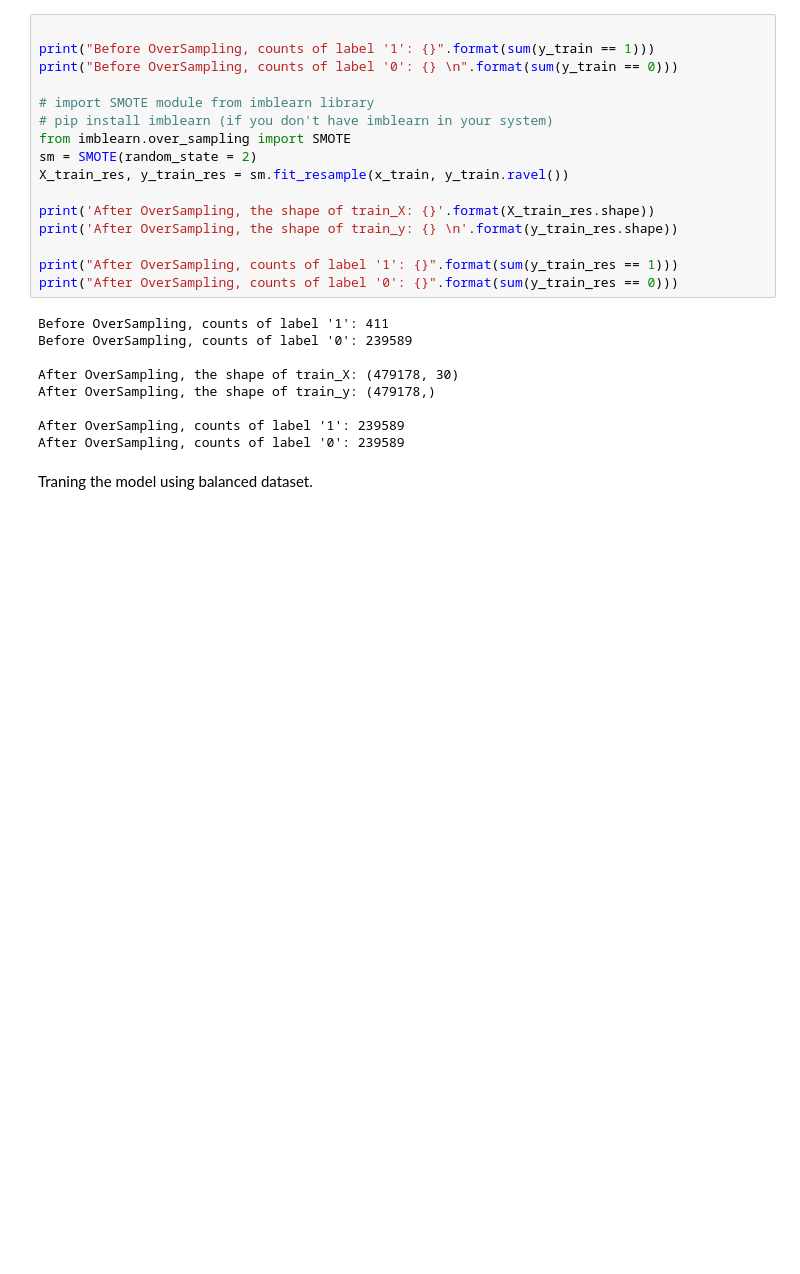
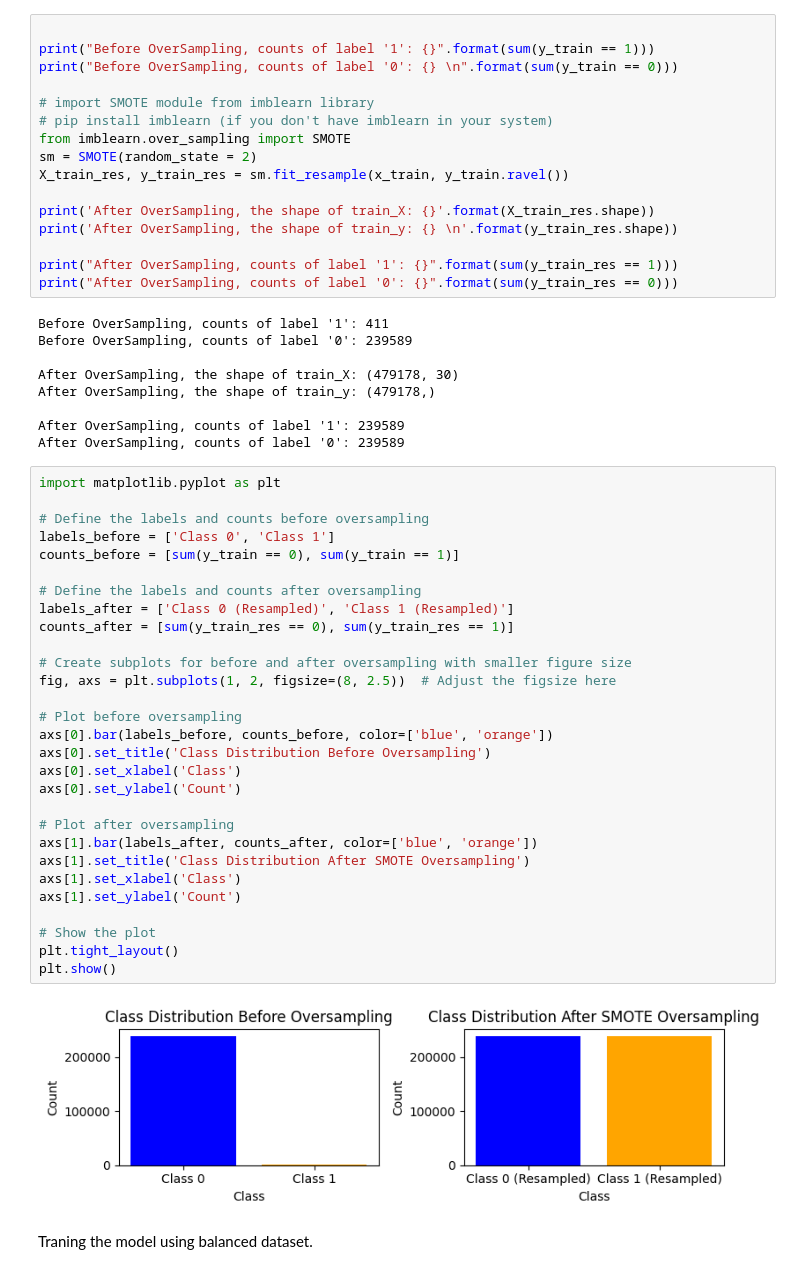
Before and after one commit to YatharthaP/CPSC597, a Jupyter notebook: CreditCard_SMOTE.ipynb, the cells around one changed output. Cells and saved outputs as stored; diff of their text form; blank space fills up the shorter version.

```diff
--- a/CreditCard_SMOTE.ipynb
+++ b/CreditCard_SMOTE.ipynb
@@ -186,6 +204,37 @@ After OverSampling, the shape of train_y: (479178,)
 
 After OverSampling, counts of label '1': 239589
 After OverSampling, counts of label '0': 239589
+# %%
+import matplotlib.pyplot as plt
+
+# Define the labels and counts before oversampling
+labels_before = ['Class 0', 'Class 1']
+counts_before = [sum(y_train == 0), sum(y_train == 1)]
+
+# Define the labels and counts after oversampling
+labels_after = ['Class 0 (Resampled)', 'Class 1 (Resampled)']
+counts_after = [sum(y_train_res == 0), sum(y_train_res == 1)]
+
+# Create subplots for before and after oversampling with smaller figure size
+fig, axs = plt.subplots(1, 2, figsize=(8, 2.5))  # Adjust the figsize here
+
+# Plot before oversampling
+axs[0].bar(labels_before, counts_before, color=['blue', 'orange'])
+axs[0].set_title('Class Distribution Before Oversampling')
+axs[0].set_xlabel('Class')
+axs[0].set_ylabel('Count')
+
+# Plot after oversampling
+axs[1].bar(labels_after, counts_after, color=['blue', 'orange'])
+axs[1].set_title('Class Distribution After SMOTE Oversampling')
+axs[1].set_xlabel('Class')
+axs[1].set_ylabel('Count')
+
+# Show the plot
+plt.tight_layout()
+plt.show()
+# %% [output]
+[figure, added]
 # %% [markdown]
 Traning the model using balanced dataset.
 # %%
```
Also changed, not shown: parts of 2 cells of this notebook.
